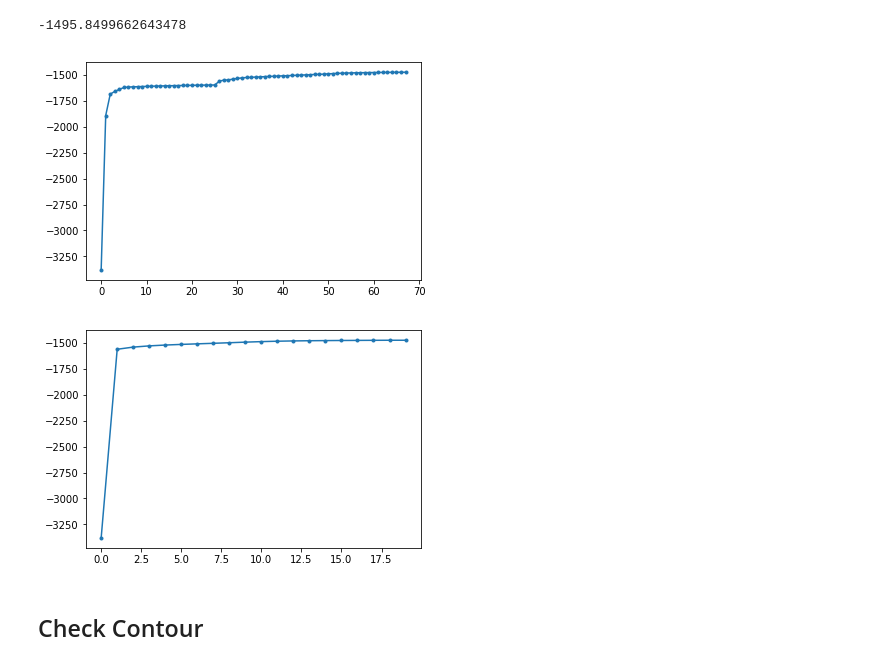
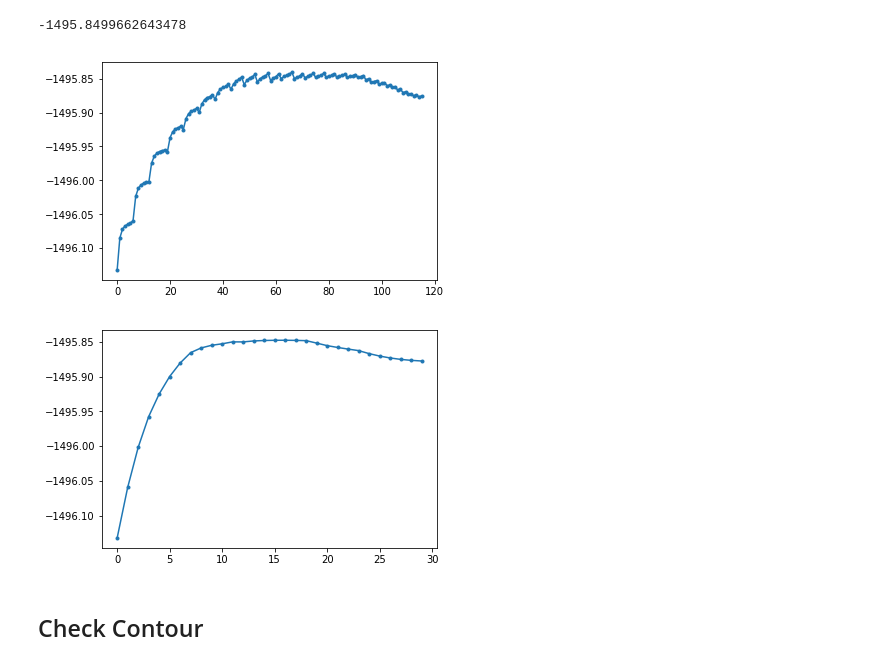
Before and after one commit to wenshuowang/inverse-POMDP, a Jupyter notebook: oneboxColor.ipynb, the cells around one changed output. Cells and saved outputs as stored; diff of their text form; code cells hidden in the pictures.

```diff
--- a/oneboxColor.ipynb
+++ b/oneboxColor.ipynb
@@ -27,11 +27,6 @@ p_disappear = 0.05
 nq = 5 # number of belief states per box
 nr = 2  # number of reward states
 na = 2
-# %%
-NumCol = 4
-qmin = 0.3
-qmax = 0.7
-Ncol = NumCol - 1
 # %%
 Trans_state = np.array([[1-p_appear, p_disappear],
                         [p_appear, 1-p_disappear]])
@@ -490,7 +481,6 @@ while count_E < NN1:
     ##########  M(G)-step ##########
 
     count_M = 0
-    M_thresh = 0.5
     para_new_traj.append([])
     log_likelihoods_com_new.append([])
     log_likelihoods_new.append([])
@@ -533,7 +523,7 @@ while count_E < NN1:
         complete_likelihood_new_temp = oneHMMCol.computeQaux(obs, ThA_new, softpolicy_new, TBo_new)
 
         ## Update the parameter if the ECDLL can be improved
-        if complete_likelihood_new_temp > complete_likelihood_new + M_thresh:
+        if complete_likelihood_new_temp > complete_likelihood_new + 0.001:
             parameters_new = np.copy(para_temp)
 
             complete_likelihood_new = complete_likelihood_new_temp
@@ -548,11 +538,6 @@ while count_E < NN1:
             print(log_likelihood)
 
             count_M += 1
-            if count_M == 10:
-                count_M = count_M / 2
-            if count_M == 20:
-                count_M = count_M / 2
-
         else:
             stepsize /= 2
             if stepsize < 5 * 10 ** -6:
@@ -637,15 +622,15 @@ print(log_likelihood)
 # %% [output]
 -1495.8499662643478
 # %%
-plt.plot([j for i in log_likelihoods_new for j in i], marker='.')
+plt.plot([j for i in log_likelihoods_new[25:-1] for j in i], marker='.')
 plt.show()
 # %% [output]
-[figure, old version]
+[figure, new version]
 # %%
-plt.plot([i for i in log_likelihoods_old], marker='.')
+plt.plot([i for i in log_likelihoods_old[25:-1]], marker='.')
 plt.show()
 # %% [output]
-[figure, old version]
+[figure, new version]
 # %% [markdown]
 ## Check Contour
 # %%
```
Also changed, not shown: parts of 9 cells of this notebook, 1 other file.
